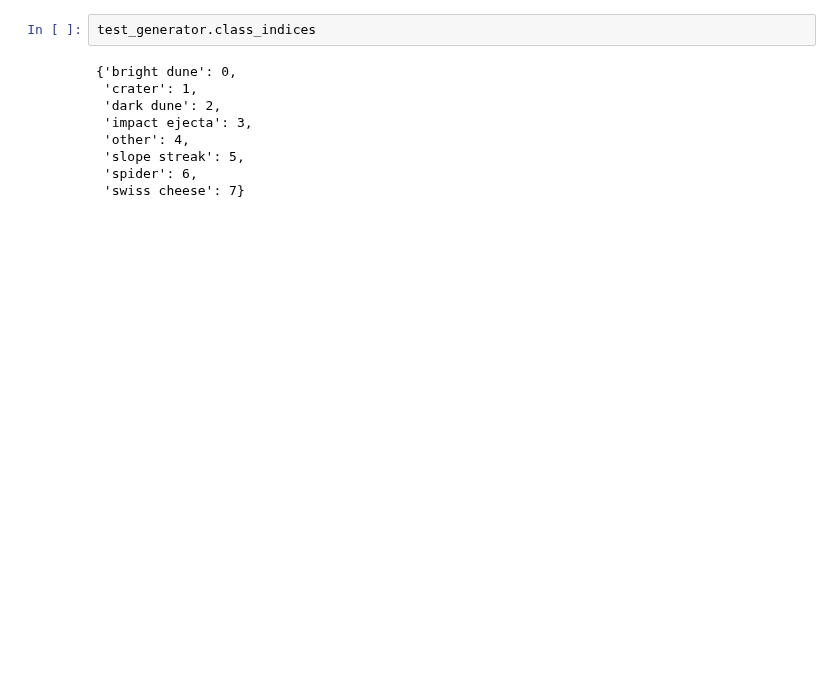
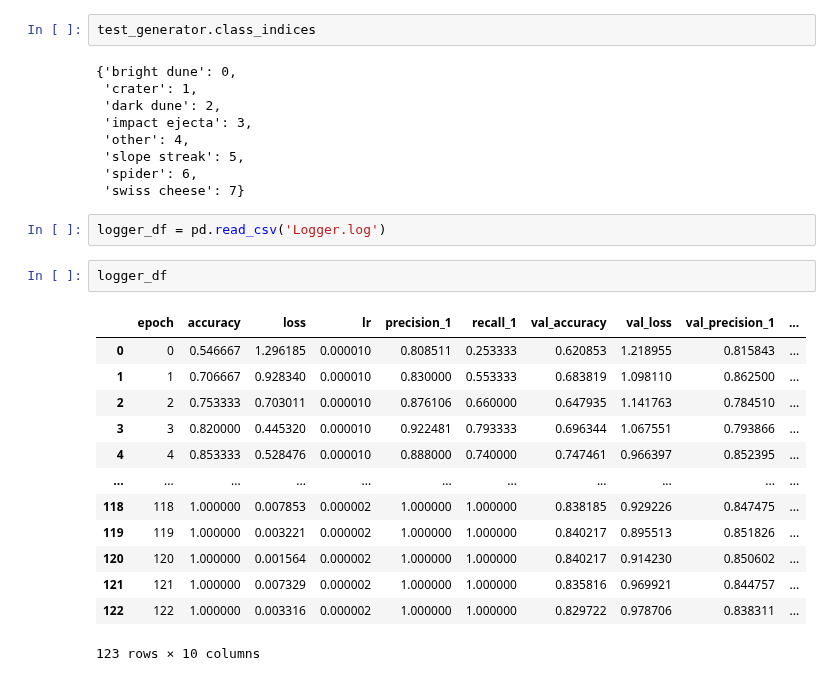
Before and after one commit to ssaeed85/dsc-ph5-MarsTerrainAnomalyDetection, a Jupyter notebook: tf_TransferLearning.ipynb, the cells around one changed output. Drawn from its saved outputs; the diff is of its cells as text; blank space fills up the shorter version.

```diff
--- a/tf_TransferLearning.ipynb
+++ b/tf_TransferLearning.ipynb
@@ -201,3 +201,21 @@ test_generator.class_indices
  'slope streak': 5,
  'spider': 6,
  'swiss cheese': 7}
+# %%
+logger_df = pd.read_csv('Logger.log')
+# %%
+logger_df
+# %% [output]
+|  | epoch | accuracy | loss | lr | precision_1 | recall_1 | val_accuracy | val_loss | val_precision_1 | ... |
+| 0 | 0 | 0.546667 | 1.296185 | 0.000010 | 0.808511 | 0.253333 | 0.620853 | 1.218955 | 0.815843 | ... |
+| 1 | 1 | 0.706667 | 0.928340 | 0.000010 | 0.830000 | 0.553333 | 0.683819 | 1.098110 | 0.862500 | ... |
+| 2 | 2 | 0.753333 | 0.703011 | 0.000010 | 0.876106 | 0.660000 | 0.647935 | 1.141763 | 0.784510 | ... |
+| 3 | 3 | 0.820000 | 0.445320 | 0.000010 | 0.922481 | 0.793333 | 0.696344 | 1.067551 | 0.793866 | ... |
+| 4 | 4 | 0.853333 | 0.528476 | 0.000010 | 0.888000 | 0.740000 | 0.747461 | 0.966397 | 0.852395 | ... |
+| ... | ... | ... | ... | ... | ... | ... | ... | ... | ... | ... |
+| 118 | 118 | 1.000000 | 0.007853 | 0.000002 | 1.000000 | 1.000000 | 0.838185 | 0.929226 | 0.847475 | ... |
+| 119 | 119 | 1.000000 | 0.003221 | 0.000002 | 1.000000 | 1.000000 | 0.840217 | 0.895513 | 0.851826 | ... |
+| 120 | 120 | 1.000000 | 0.001564 | 0.000002 | 1.000000 | 1.000000 | 0.840217 | 0.914230 | 0.850602 | ... |
+| 121 | 121 | 1.000000 | 0.007329 | 0.000002 | 1.000000 | 1.000000 | 0.835816 | 0.969921 | 0.844757 | ... |
+| 122 | 122 | 1.000000 | 0.003316 | 0.000002 | 1.000000 | 1.000000 | 0.829722 | 0.978706 | 0.838311 | ... |
+123 rows × 10 columns
```
Also changed, not shown: parts of 10 cells of this notebook.
